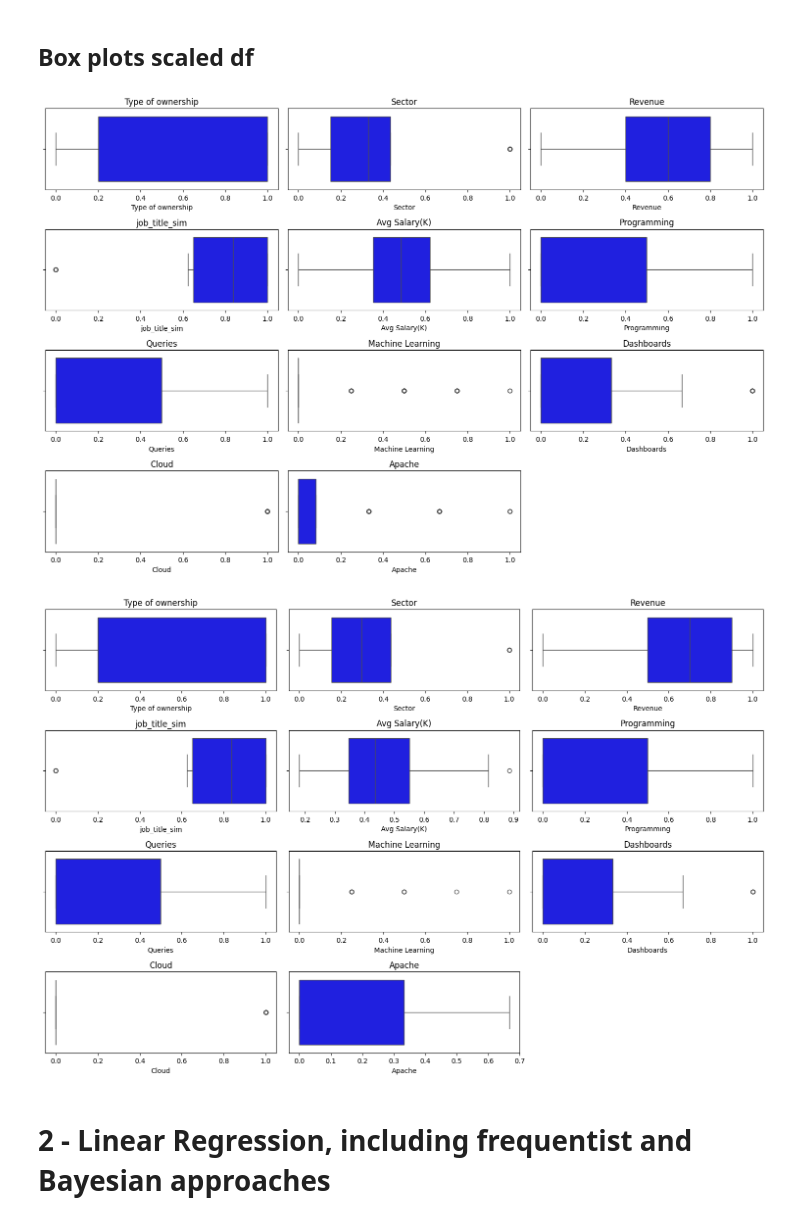
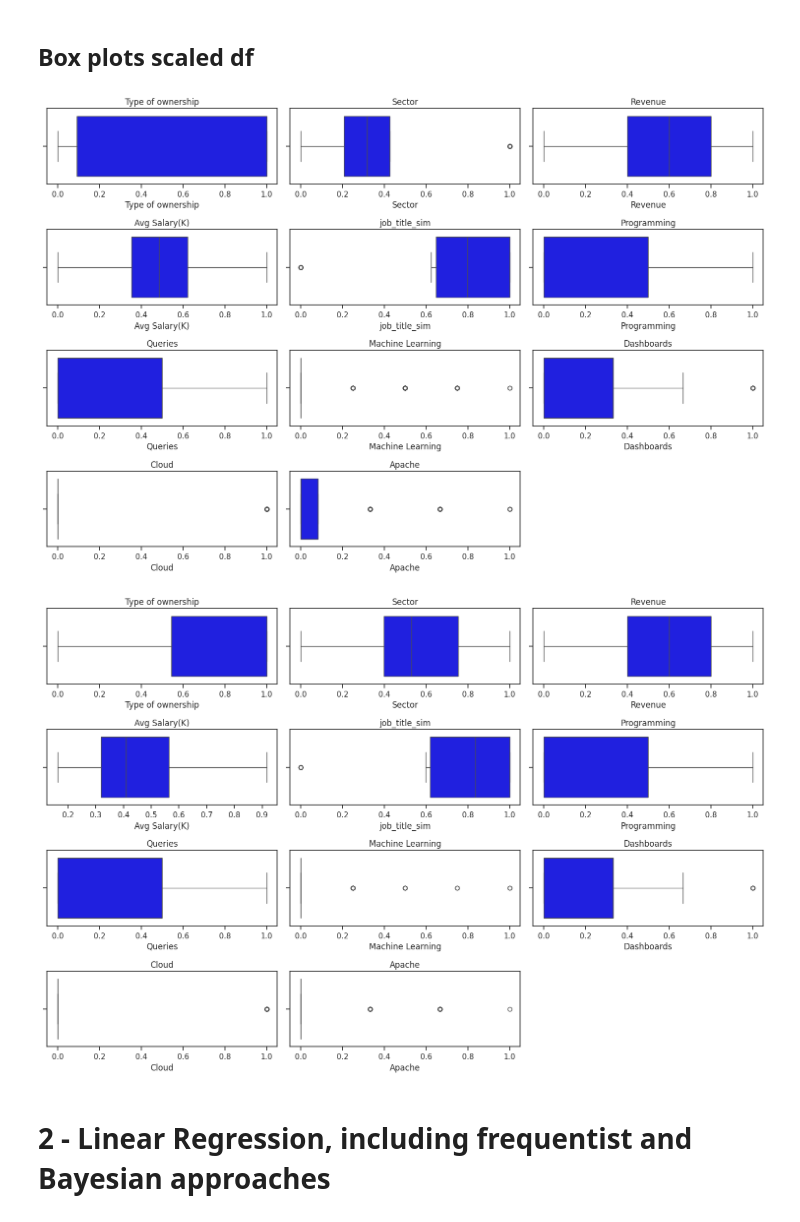
Before and after one commit to giordanovitale/Bayesian-Analysis, a Jupyter notebook: LR.ipynb, the cells around one changed output. Saved outputs shown, nothing was run; the diff lists cells and outputs as text; code cells hidden in the pictures.

```diff
--- a/LR.ipynb
+++ b/LR.ipynb
@@ -353,3 +327,6 @@ data.head()
 | 2 | Company - Private | Business Services | $100 to $500 million (USD) | 85.0 | data scientist | 2 | 1 | ... |
 | 3 | Government | Oil, Gas, Energy & Utilities | $500 million to $1 billion (USD) | 76.5 | data scientist | 1 | 0 | ... |
 | 5 | Company - Public | Real Estate | $1 to $2 billion (USD) | 95.0 | data scientist | 1 | 2 | ... |
+# %%
+trn, tst = split(data)
+trn.head()
@@ -368,0 +342,3 @@ encoded_data.head()
+# %%
+train_encoded, test_encoded, mapping = target_encode_dfs(trn, tst, ['Type of ownership', 'Sector', 'job_title_sim'],'Avg Salary(K)')
+train_encoded.head(1), test_encoded.head(1)
@@ -389,4 +360,3 @@ trn
 # %%
-scaler = MinMaxScaler()
-train = pd.DataFrame(scaler.fit_transform(trn), columns= trn.columns)
-test = pd.DataFrame(scaler.transform(tst), columns=tst.columns)
+train_scaled, test_scaled, scaler = minmax_scale_dfs(train_encoded, test_encoded)
+train_scaled.head(1),test_scaled.head(1)
@@ -424,8 +413,8 @@ plt.show()
 ## Box plots scaled df
 # %%
 # Filter numerical and binary columns
-numerical_columns = [col for col in train.columns if train[col].dtype in ['int64', 'float64']]
-binary_columns = [col for col in train.columns if train[col].nunique() == 2]
+numerical_columns = [col for col in train_scaled.columns if train_scaled[col].dtype in ['int64', 'float64']]
+binary_columns = [col for col in train_scaled.columns if train_scaled[col].nunique() == 2]
 
 # Define subplot layout for numerical features
 num_numerical_columns = len(numerical_columns)
@@ -442,7 +431,7 @@ for i, column in enumerate(numerical_columns):
     color = 'blue'  # Default color for numerical features
     if column in binary_columns:
         color = 'red'  # Change color for binary features
-    sns.boxplot(x=train[column], ax=axes[i], color=color)
+    sns.boxplot(x=train_scaled[column], ax=axes[i], color=color)
     axes[i].set_title(column)
 
 # Remove empty subplots
@@ -452,38 +441,38 @@ for j in range(i + 1, len(axes)):
 plt.tight_layout()
 plt.show()
 # %% [output]
-[figure, old version]
+[figure, new version]
 # %%
 # Filter numerical and binary columns
-numerical_columns = [col for col in test.columns if test[col].dtype in ['int64', 'float64']]
-binary_columns = [col for col in test.columns if test[col].nunique() == 2]
+numerical_columns = [col for col in test_scaled.columns if test_scaled[col].dtype in ['int64', 'float64']]
+binary_columns = [col for col in test_scaled.columns if test_scaled[col].nunique() == 2]
 
 # Define subplot layout for numerical features
 num_numerical_columns = len(numerical_columns)
 num_rows_numerical = (num_numerical_columns // 3) + (num_numerical_columns % 3 > 0)  # Adjust for odd number of numerical columns
 
 # Create subplots for numerical features
 fig, axes = plt.subplots(num_rows_numerical, 3, figsize=(15, 10))
 
 # Flatten axes for easy iteration
 axes = axes.flatten()
 
 # Plot box plots for numerical features
 for i, column in enumerate(numerical_columns):
     color = 'blue'  # Default color for numerical features
     if column in binary_columns:
         color = 'red'  # Change color for binary features
-    sns.boxplot(x=test[column], ax=axes[i], color=color)
+    sns.boxplot(x=test_scaled[column], ax=axes[i], color=color)
     axes[i].set_title(column)
 
 # Remove empty subplots
 for j in range(i + 1, len(axes)):
     fig.delaxes(axes[j])
 
 plt.tight_layout()
 plt.show()
 # %% [output]
-[figure, old version]
+[figure, new version]
 # %%
 # Initialize an empty dictionary
 models_dict = {}
```
Also changed, not shown: parts of 130 cells of this notebook.
